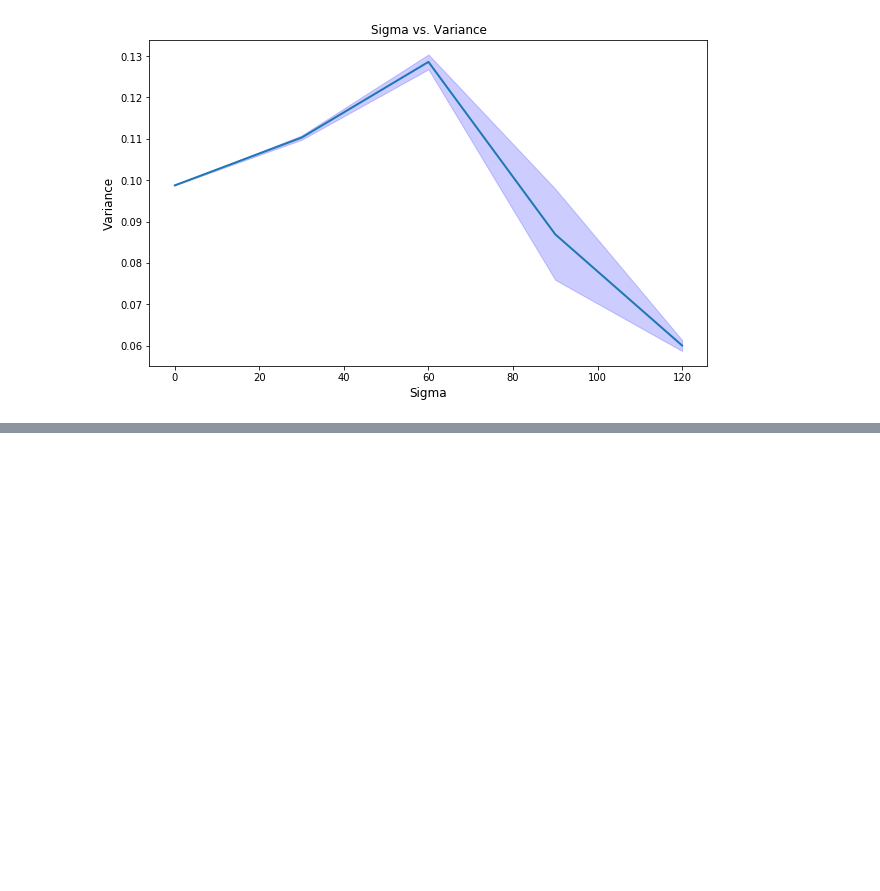
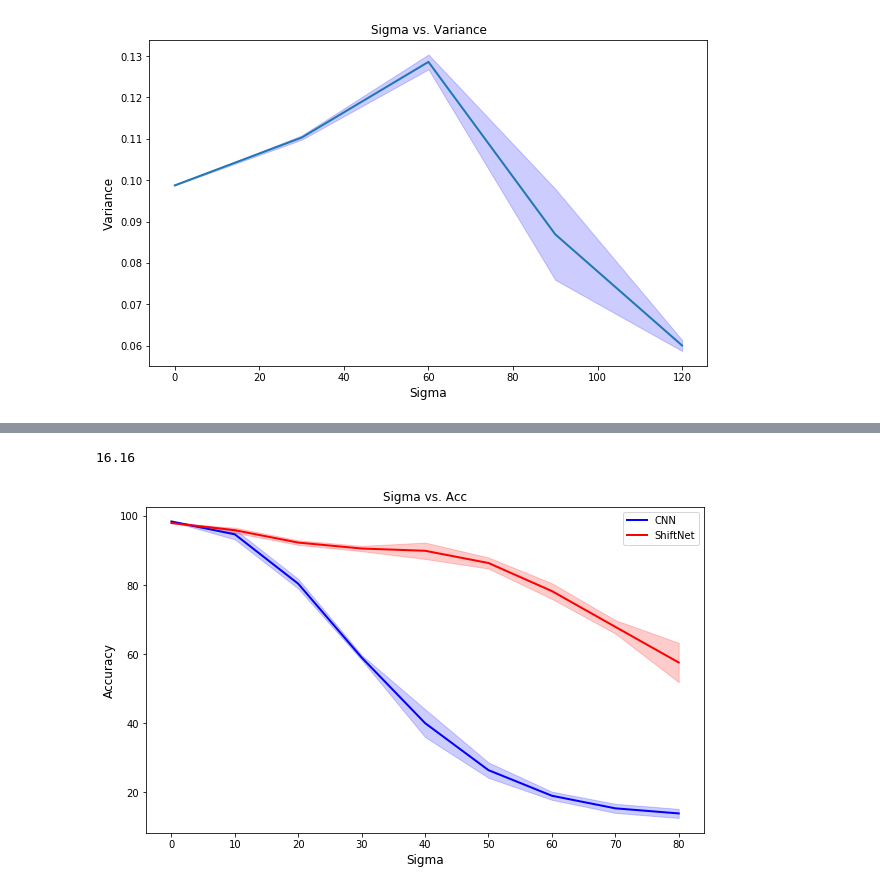
Before and after one commit to tyleryzhu/pallas-starter-project, a Jupyter notebook: pallas_start_proj3.ipynb, the cells around one changed output, grey strips where cells are left out. Saved outputs shown, nothing was run; the diff lists cells and outputs as text; code cells hidden in the pictures; blank space fills up the shorter version.

```diff
--- a/pallas_start_proj3.ipynb
+++ b/pallas_start_proj3.ipynb
@@ -1101,0 +1380,2 @@ display(sigs2, res, resSTD)
+# %%
+output, outputSTD, shift_output, shift_outputSTD = accuracyTest(modelMNIST, model, sigs, 'mnist')
@@ -1101,0 +1400,24 @@ display(sigs2, res, resSTD)
+# %%
+accModel(shiftModelMNIST, test_loader)
+# %% [output]
+16.16
+# %%
+def displayTwo(one, oneSTD, two, twoSTD, xlabel = 'Sigma', ylabel = 'Variance', title = 'Sigma vs. Variance'):
+    out= np.array(one)
+    outSTD= np.array(oneSTD)
+    shiftout= np.array(two)
+    shiftoutSTD= np.array(twoSTD)
+    plt.figure(figsize=(10,6))
+    plt.fill_between(sigs, list(out-10*outSTD), list(out+10*outSTD), color='b',alpha=.2)
+    plt.fill_between(sigs, list(shiftout-10*shiftoutSTD), list(shiftout+10*shiftoutSTD), color='r',alpha=.2)
+    plt.plot(sigs, out, color = 'b', lw=2, label = 'CNN')
+    plt.plot(sigs, shiftout, color = 'r', lw=2, label = 'ShiftNet')
+    plt.xlabel(xlabel, fontsize=12)
+    plt.ylabel(ylabel, fontsize=12)
+    plt.title(title)
+    plt.legend(loc = 'upper right')
+    plt.show()
+# %%
+displayTwo(output, outputSTD, shift_output, shift_outputSTD, ylabel = 'Accuracy', title = 'Sigma vs. Acc')
+# %% [output]
+[figure, added]
```
Also changed, not shown: parts of 30 cells of this notebook.
